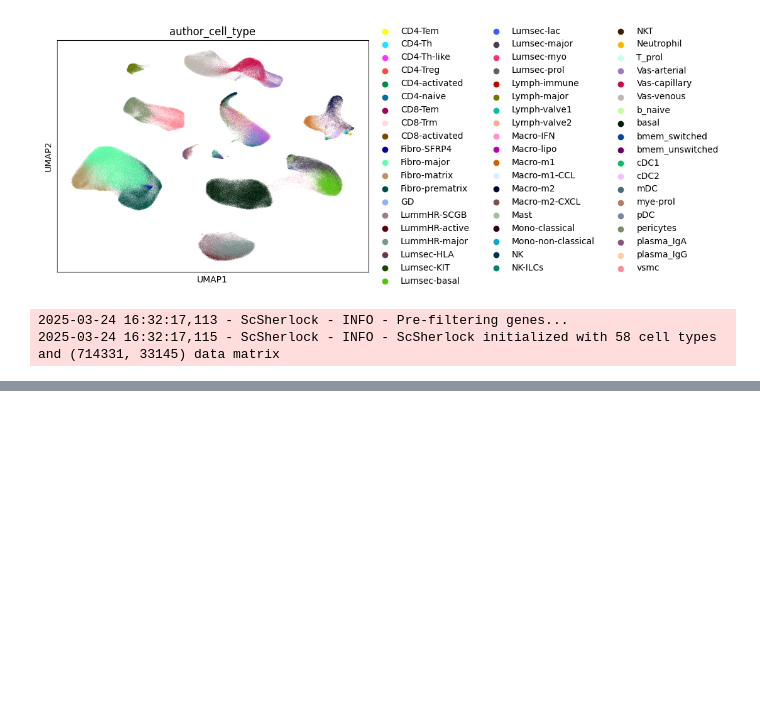
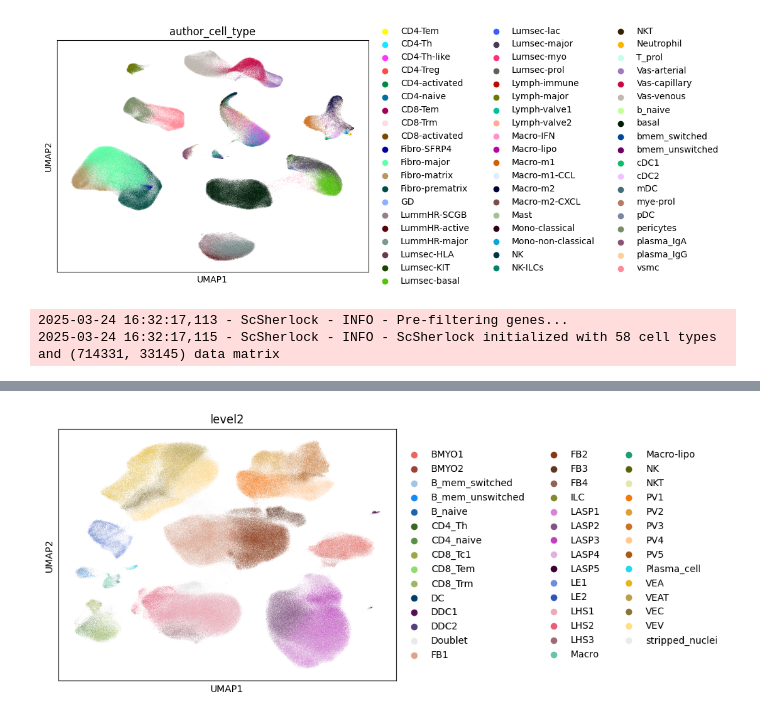
Before and after one commit to HugoCroizer/SCherlock, a Jupyter notebook: Normal_breast_analysis.ipynb, the cells around one changed output, grey strips where cells are left out. Saved outputs shown, nothing was run; the diff lists cells and outputs as text; code cells hidden in the pictures; blank space fills up the shorter version.

```diff
--- a/Normal_breast_analysis.ipynb
+++ b/Normal_breast_analysis.ipynb
@@ -114,0 +104,2 @@ scherlock.plot_marker_heatmap(n_genes=1)
+# %%
+adata = sc.read_h5ad('/home/croizer/Downloads/kumar_breast_atlas.h5ad')
@@ -114,0 +123,4 @@ scherlock.plot_marker_heatmap(n_genes=1)
+# %%
+sc.pl.umap(adata, color="level2")
+# %% [output]
+[figure, added]
```
Also changed, not shown: parts of 11 cells of this notebook, 28 other files.
